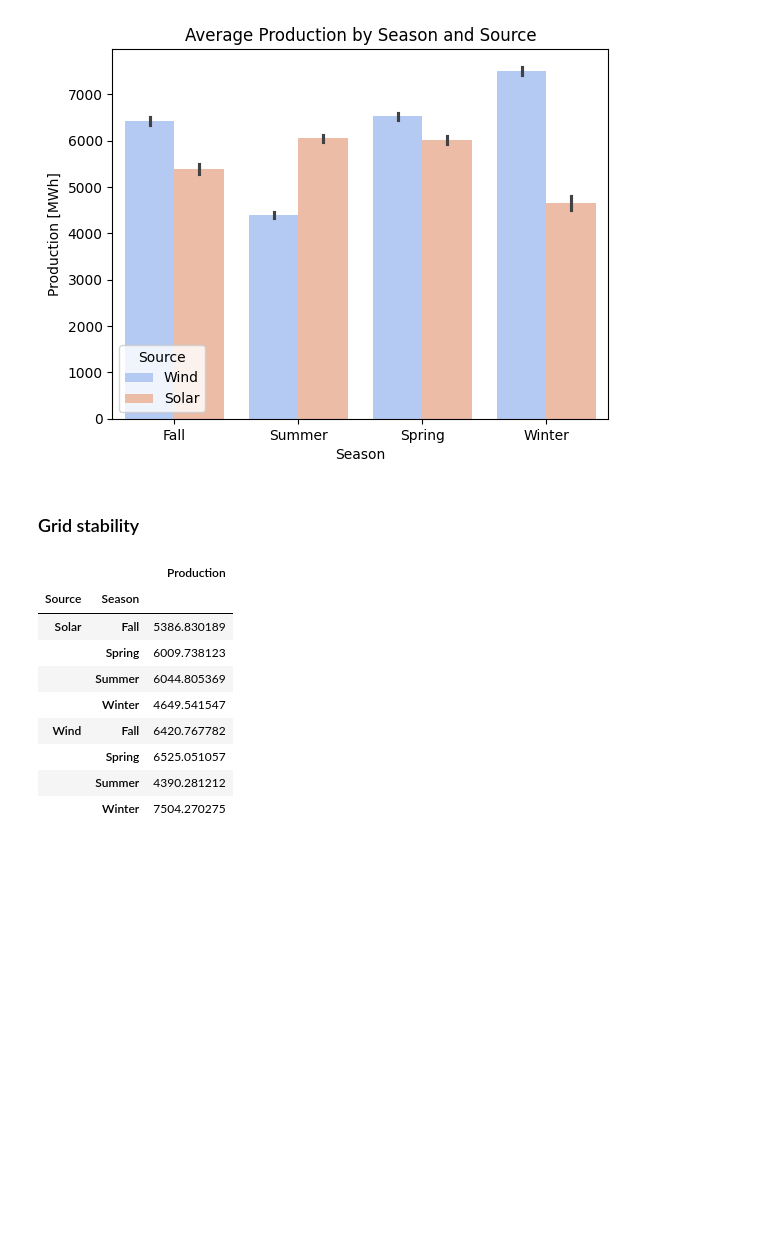
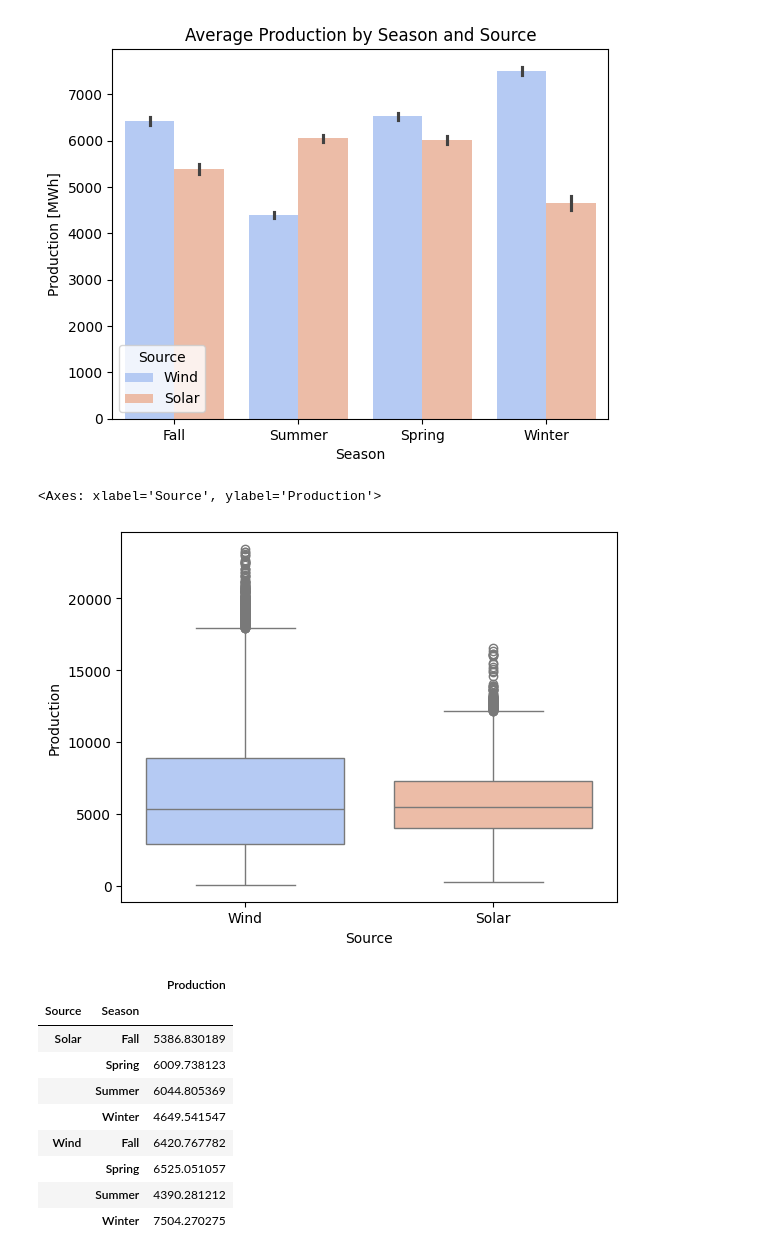
Before and after one commit to coffeedrunkpanda/project-2-eda-sql, a Jupyter notebook: eda-bivariate.ipynb, the cells around one changed output. Drawn from its saved outputs; the diff is of its cells as text; code cells hidden in the pictures; blank space fills up the shorter version.

```diff
--- a/eda-bivariate.ipynb
+++ b/eda-bivariate.ipynb
@@ -52,8 +95,16 @@ plt.title ("Average Production by Season and Source")
 # %% [output]
 Text(0.5, 1.0, 'Average Production by Season and Source')
 [figure]
-# %% [markdown]
-### Grid stability
+# %%
+sns.boxplot(df,
+            y = "Production",
+            x = "Source",
+            palette="coolwarm",
+            hue = "Source",
+            legend=False)
+# %% [output]
+<Axes: xlabel='Source', ylabel='Production'>
+[figure, added]
 # %%
 mean_prod = df[["Source", "Season","Production"]].groupby(["Source", "Season"]).mean()
 mean_prod
```
Also changed, not shown: parts of 6 cells of this notebook.
